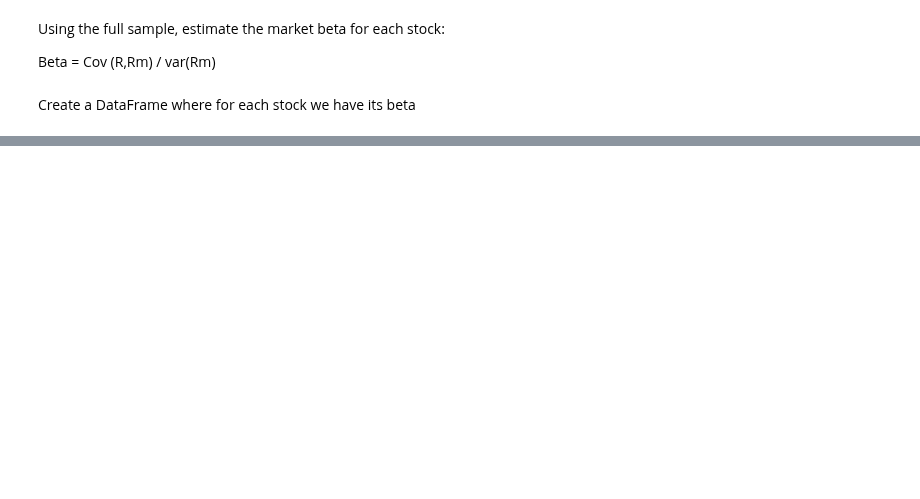
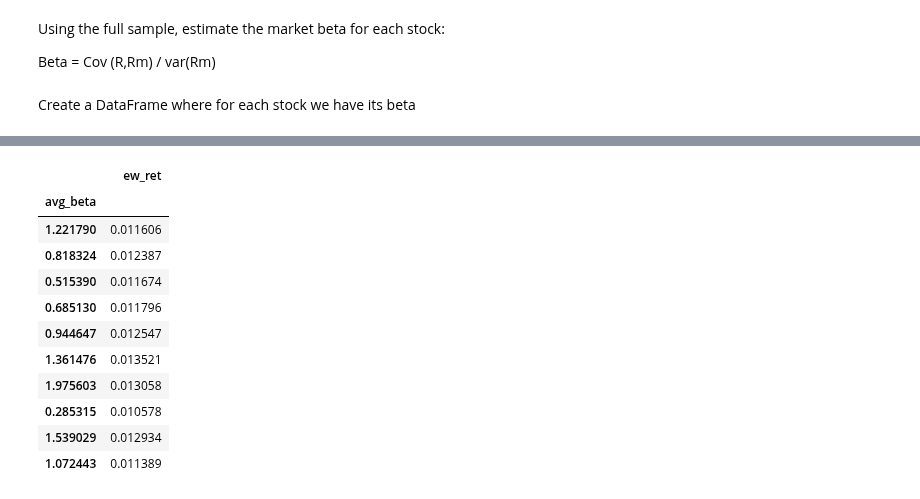
Before and after one commit to baohien97/EPFL-Investments, a Jupyter notebook: As6/As 6.ipynb, the cells around one changed output, grey strips where cells are left out. Cells and saved outputs as stored; diff of their text form; code cells hidden in the pictures; blank space fills up the shorter version.

```diff
--- a/As6/As 6.ipynb
+++ b/As6/As 6.ipynb
@@ -271,0 +297,17 @@ equal_stocks.head()
+# %%
+ret = pd.DataFrame([ew_ret,avg_beta]).transpose()
+ret = ret.rename(columns={0:'ew_ret',1:'avg_beta'}).set_index('avg_beta')
+ret.head(10)
+# %% [output]
+|  | ew_ret |
+| avg_beta |  |
+| 1.221790 | 0.011606 |
+| 0.818324 | 0.012387 |
+| 0.515390 | 0.011674 |
+| 0.685130 | 0.011796 |
+| 0.944647 | 0.012547 |
+| 1.361476 | 0.013521 |
+| 1.975603 | 0.013058 |
+| 0.285315 | 0.010578 |
+| 1.539029 | 0.012934 |
+| 1.072443 | 0.011389 |
```
Also changed, not shown: parts of 24 cells of this notebook.
